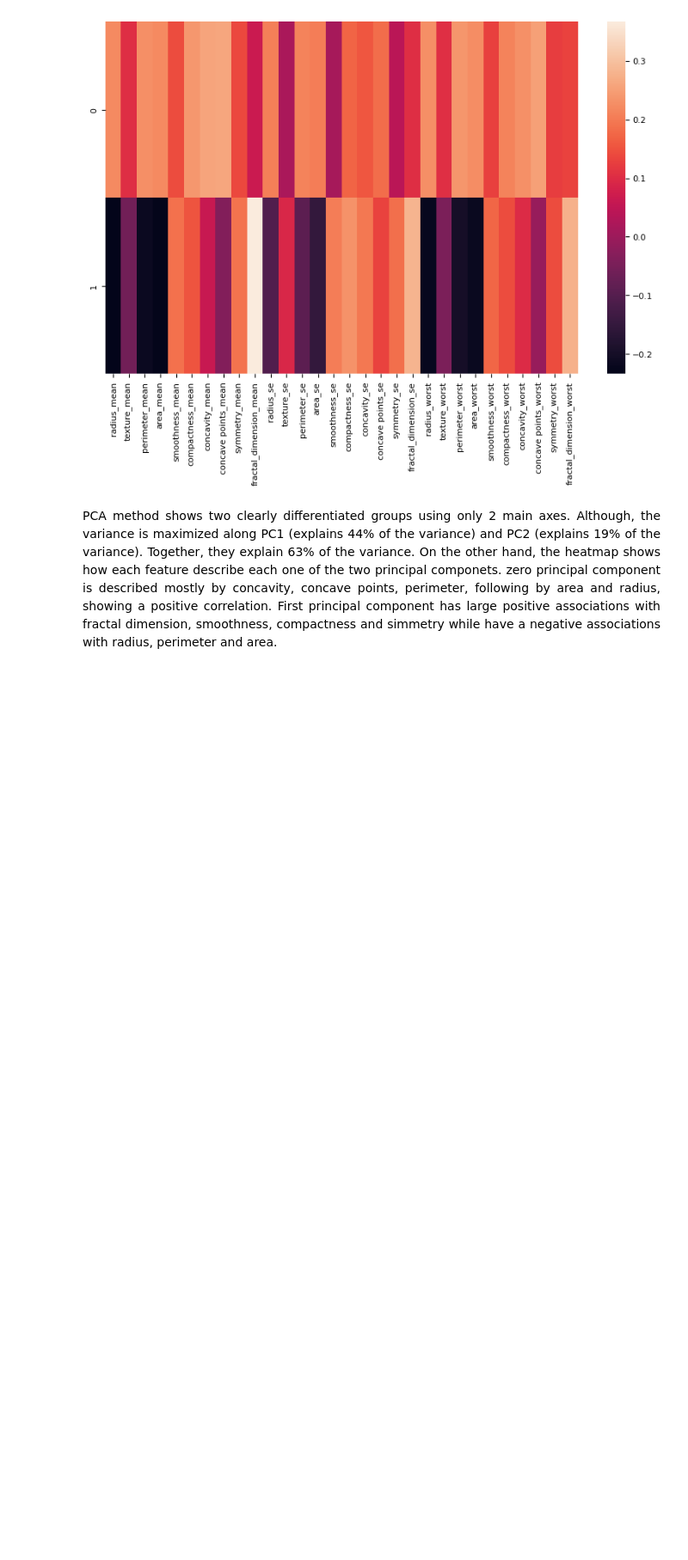
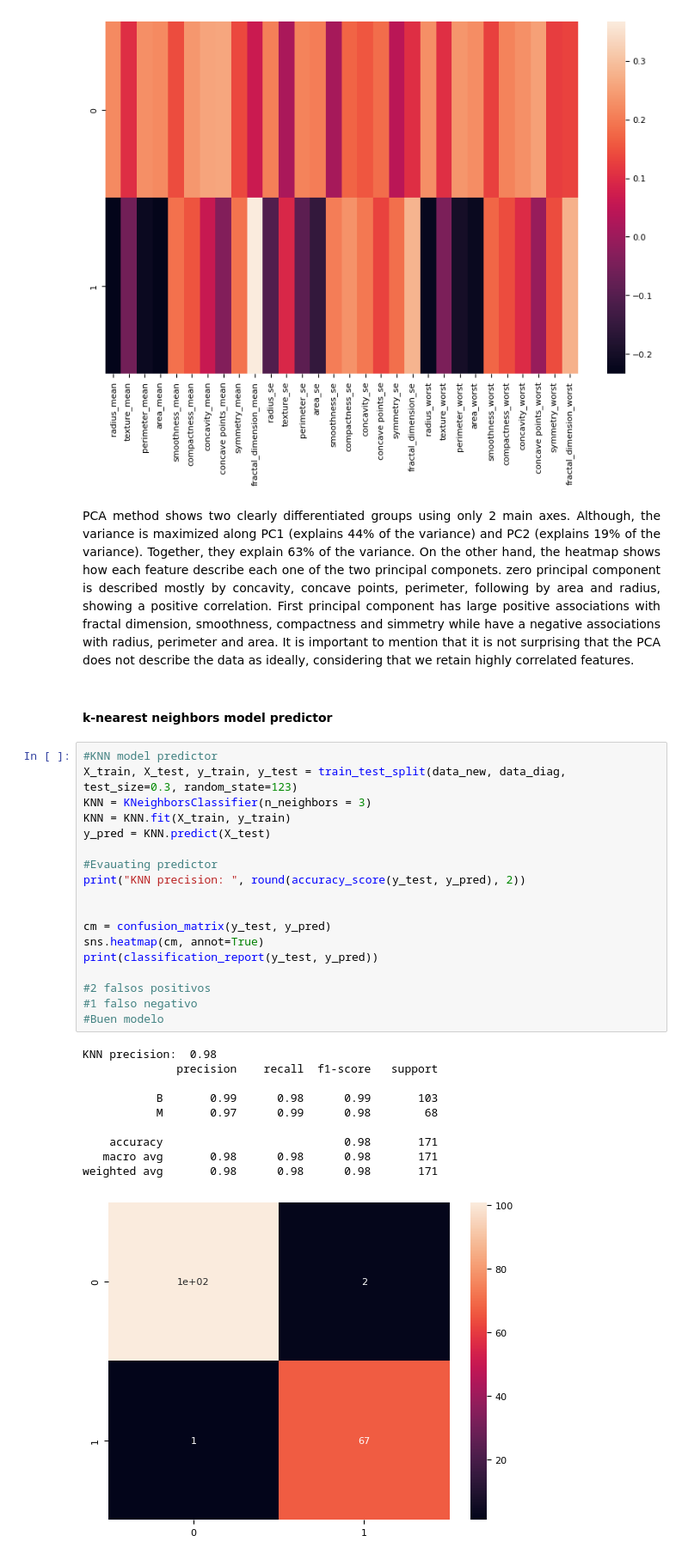
Before and after one commit to lpalfonsoa/Data-Analysis, a Jupyter notebook: Notebooks/BreastCancer.ipynb, the cells around one changed output. Shown: that part at 86% size. Cells and saved outputs as stored; diff of their text form; blank space fills up the shorter version.

Commit message:
Add files via upload
Adding classification algorithms

```diff
--- a/Notebooks/BreastCancer.ipynb
+++ b/Notebooks/BreastCancer.ipynb
@@ -216,5 +220,36 @@ sns.heatmap(comp)
 [figure]
 # %% [markdown]
  <p style="text-align: justify;">
-PCA method shows two clearly differentiated groups using only 2 main axes. Although, the variance is maximized along PC1 (explains 44% of the variance) and PC2 (explains 19% of the variance). Together, they explain 63% of the variance. On the other hand, the heatmap shows how each feature describe each one of the two principal componets. zero principal component is described mostly by concavity, concave points, perimeter, following by area and radius, showing a positive correlation. First principal component has large positive associations with fractal dimension, smoothness, compactness and simmetry while have a negative associations with radius, perimeter and area.
+PCA method shows two clearly differentiated groups using only 2 main axes. Although, the variance is maximized along PC1 (explains 44% of the variance) and PC2 (explains 19% of the variance). Together, they explain 63% of the variance. On the other hand, the heatmap shows how each feature describe each one of the two principal componets. zero principal component is described mostly by concavity, concave points, perimeter, following by area and radius, showing a positive correlation. First principal component has large positive associations with fractal dimension, smoothness, compactness and simmetry while have a negative associations with radius, perimeter and area. It is important to mention that it is not surprising that the PCA does not describe the data as ideally, considering that we retain highly correlated features.
 </p>
+# %% [markdown]
+#### <span style="color:black">  k-nearest neighbors model predictor </span>
+# %%
+#KNN model predictor
+X_train, X_test, y_train, y_test = train_test_split(data_new, data_diag, test_size=0.3, random_state=123)
+KNN = KNeighborsClassifier(n_neighbors = 3)
+KNN = KNN.fit(X_train, y_train)
+y_pred = KNN.predict(X_test)
+
+#Evauating predictor
+print("KNN precision: ", round(accuracy_score(y_test, y_pred), 2))
+
+
+cm = confusion_matrix(y_test, y_pred)
+sns.heatmap(cm, annot=True)
+print(classification_report(y_test, y_pred))
+
+#2 falsos positivos
+#1 falso negativo
+#Buen modelo
+# %% [output]
+KNN precision:  0.98
+              precision    recall  f1-score   support
+
+           B       0.99      0.98      0.99       103
+           M       0.97      0.99      0.98        68
+
+    accuracy                           0.98       171
+   macro avg       0.98      0.98      0.98       171
+weighted avg       0.98      0.98      0.98       171
+[figure, added]
```
Also changed, not shown: parts of 12 cells of this notebook.
